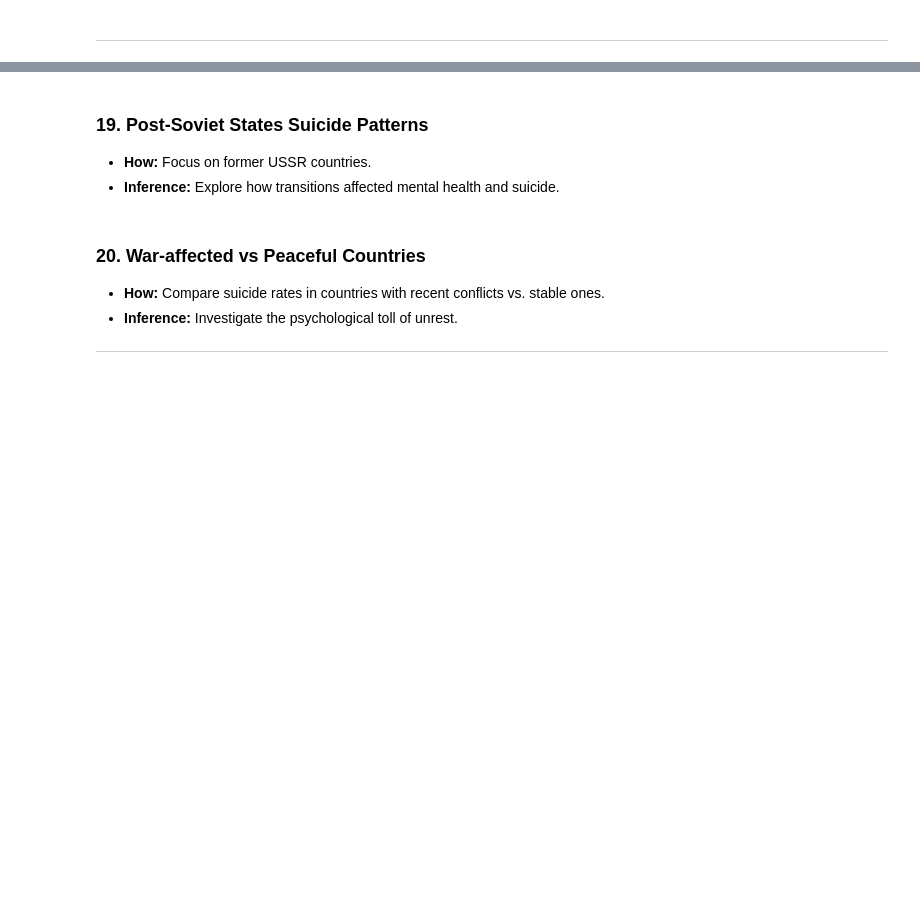
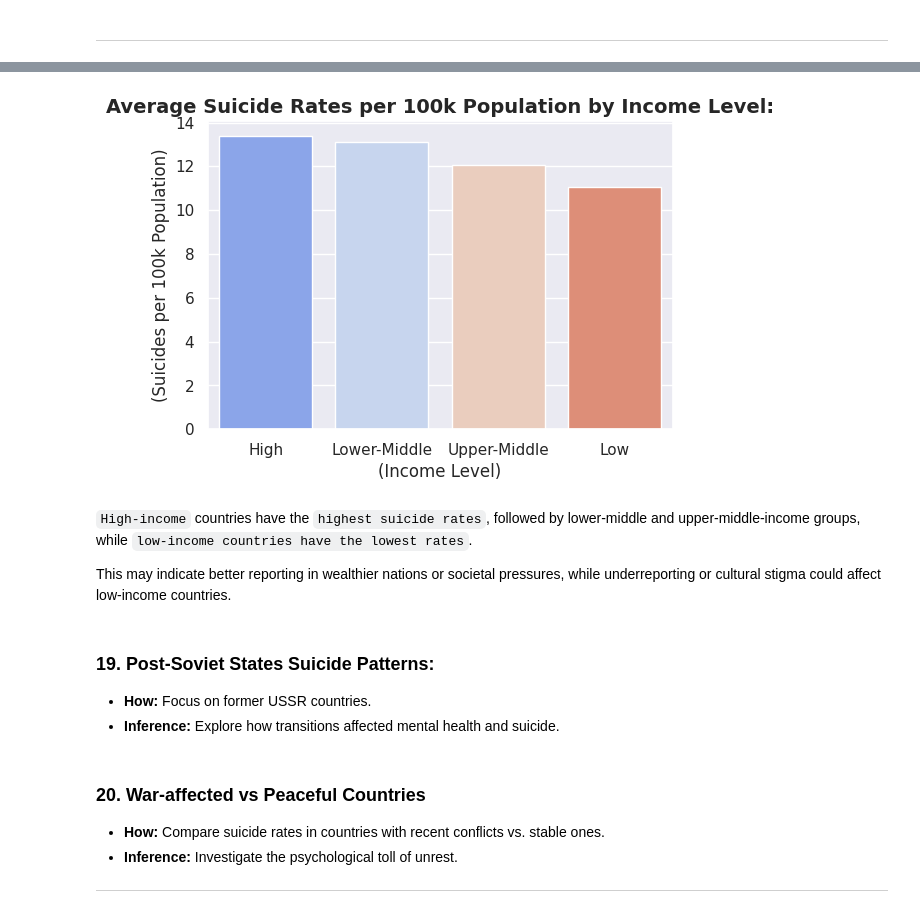
Before and after one commit to RussDai/Projects, a Jupyter notebook: 01_Data_Analysis/26_Suicide_Rates/data_analysis.ipynb, the cells around one changed output, grey strips where cells are left out. Saved outputs shown, nothing was run; the diff lists cells and outputs as text; code cells hidden in the pictures; blank space fills up the shorter version.

Commit message:
Implement code changes to enhance functionality and improve performance

```diff
--- a/01_Data_Analysis/26_Suicide_Rates/data_analysis.ipynb
+++ b/01_Data_Analysis/26_Suicide_Rates/data_analysis.ipynb
@@ -1073,0 +1174,15 @@ data.columns
+# %%
+# Define thresholds for World Bank income groups based on GDP per capita:
+def categorize_income(gdp_per_capita):
+    if gdp_per_capita < 1045:  # Low-income threshold
+        return "Low"
+    elif 1045 <= gdp_per_capita < 4095:  # Lower-middle-income threshold
+        return "Lower-Middle"
+    elif 4095 <= gdp_per_capita < 12695:  # Upper-middle-income threshold
+        return "Upper-Middle"
+    else:  # High-income threshold
+        return "High"
+
+# Apply the function to create a new column:
+data['income_group'] = data['gdp_per_capita()'].apply(categorize_income)
+data.head()
@@ -1073,0 +1196,4 @@ data.columns
+# %%
+# Aggregate suicide rates by income groups:
+income_data = data.groupby('income_group')['suicides/100kpop'].mean().reset_index().round(2)
+income_data
@@ -1074,6 +1206,20 @@ data.columns
+# %%
+# Visualize the results:
+plt.figure(figsize=(6, 4))
+sns.barplot(data=income_data.sort_values(by= 'suicides/100kpop', ascending=False), x='income_group', y='suicides/100kpop', palette='coolwarm', hue= "income_group", legend= False)
+plt.title('Average Suicide Rates per 100k Population by Income Level:', fontsize=14, fontweight='bold')
+plt.xlabel('(Income Level)', fontsize=12)
+plt.ylabel('(Suicides per 100k Population)', fontsize=12)
+plt.xticks(rotation=0)
+plt.show()
+# %% [output]
+[figure, added]
+# %% [markdown]
+`High-income` countries have the `highest suicide rates`, followed by lower-middle and upper-middle-income groups, while `low-income countries have the lowest rates`.
+
+This may indicate better reporting in wealthier nations or societal pressures, while underreporting or cultural stigma could affect low-income countries.
 # %% [markdown]
-
-### 19. **Post-Soviet States Suicide Patterns**
+### 19. **Post-Soviet States Suicide Patterns:**
 - **How:** Focus on former USSR countries.
 - **Inference:** Explore how transitions affected mental health and suicide.
 # %% [markdown]
```
Also changed, not shown: parts of 16 cells of this notebook.
